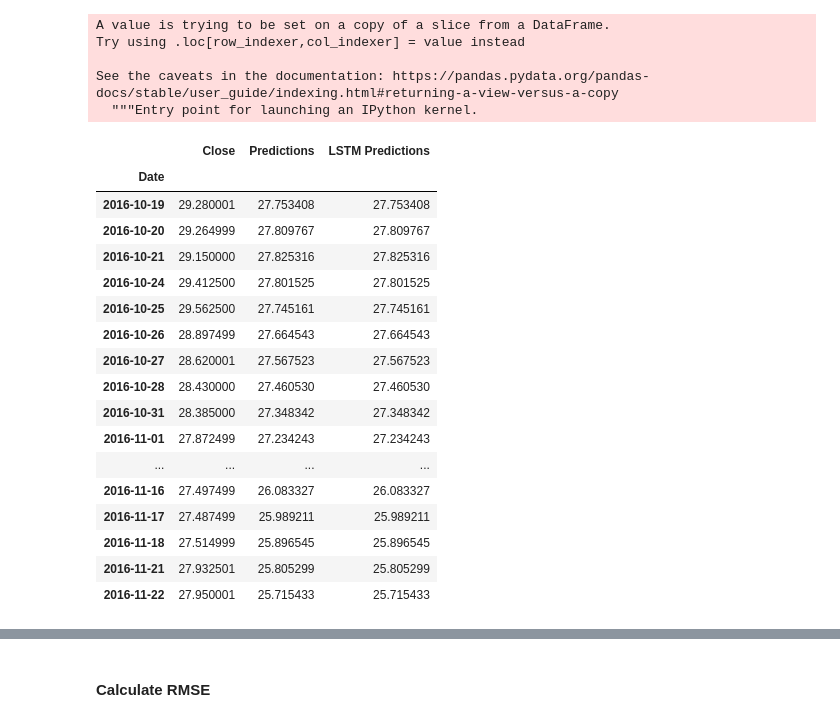
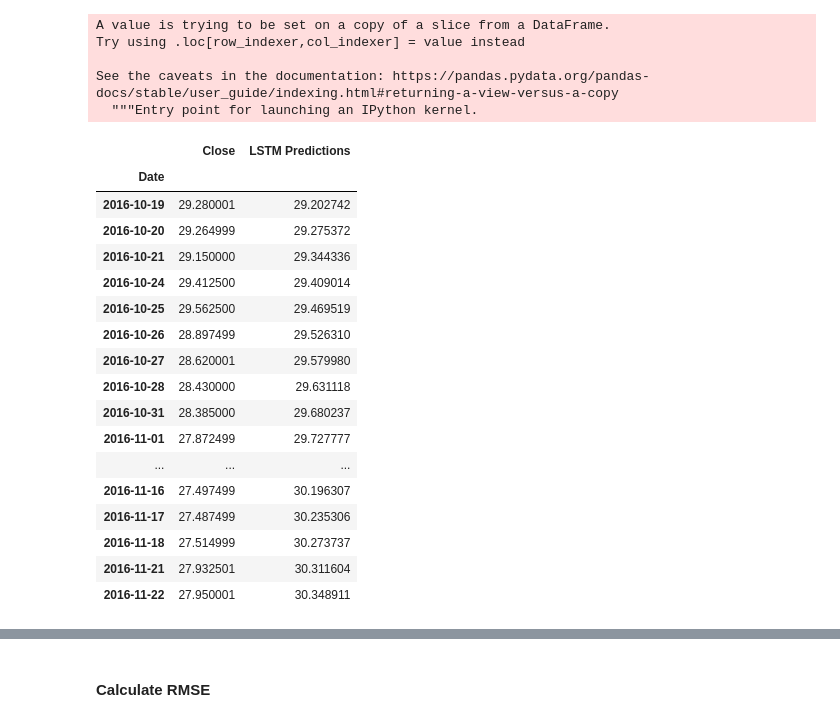
Before and after one commit to davidrtorres/Model-5-Stock-Price-Forecasting, a Jupyter notebook: LSTM_stocks_1_5_21-Copy1.ipynb, the cells around one changed output, grey strips where cells are left out. Drawn from its saved outputs; the diff is of its cells as text; code cells hidden in the pictures.

```diff
--- a/LSTM_stocks_1_5_21-Copy1.ipynb
+++ b/LSTM_stocks_1_5_21-Copy1.ipynb
@@ -346,25 +237,28 @@ Try using .loc[row_indexer,col_indexer] = value instead
 
 See the caveats in the documentation: https://pandas.pydata.org/pandas-docs/stable/user_guide/indexing.html#returning-a-view-versus-a-copy
   """Entry point for launching an IPython kernel.
-# %%
-test.head(25)
-# %% [output]
-|  | Close | Predictions | LSTM Predictions |
-| Date |  |  |  |
-| 2016-10-19 | 29.280001 | 27.753408 | 27.753408 |
-| 2016-10-20 | 29.264999 | 27.809767 | 27.809767 |
-| 2016-10-21 | 29.150000 | 27.825316 | 27.825316 |
-| 2016-10-24 | 29.412500 | 27.801525 | 27.801525 |
-| 2016-10-25 | 29.562500 | 27.745161 | 27.745161 |
-| 2016-10-26 | 28.897499 | 27.664543 | 27.664543 |
-| 2016-10-27 | 28.620001 | 27.567523 | 27.567523 |
-| 2016-10-28 | 28.430000 | 27.460530 | 27.460530 |
-| 2016-10-31 | 28.385000 | 27.348342 | 27.348342 |
-| 2016-11-01 | 27.872499 | 27.234243 | 27.234243 |
-| ... | ... | ... | ... |
-| 2016-11-16 | 27.497499 | 26.083327 | 26.083327 |
-| 2016-11-17 | 27.487499 | 25.989211 | 25.989211 |
-| 2016-11-18 | 27.514999 | 25.896545 | 25.896545 |
-| 2016-11-21 | 27.932501 | 25.805299 | 25.805299 |
-| 2016-11-22 | 27.950001 | 25.715433 | 25.715433 |
+# %%
+"""
+true and predictions
+"""
+test.head(25)
+# %% [output]
+|  | Close | LSTM Predictions |
+| Date |  |  |
+| 2016-10-19 | 29.280001 | 29.202742 |
+| 2016-10-20 | 29.264999 | 29.275372 |
+| 2016-10-21 | 29.150000 | 29.344336 |
+| 2016-10-24 | 29.412500 | 29.409014 |
+| 2016-10-25 | 29.562500 | 29.469519 |
+| 2016-10-26 | 28.897499 | 29.526310 |
+| 2016-10-27 | 28.620001 | 29.579980 |
+| 2016-10-28 | 28.430000 | 29.631118 |
+| 2016-10-31 | 28.385000 | 29.680237 |
+| 2016-11-01 | 27.872499 | 29.727777 |
+| ... | ... | ... |
+| 2016-11-16 | 27.497499 | 30.196307 |
+| 2016-11-17 | 27.487499 | 30.235306 |
+| 2016-11-18 | 27.514999 | 30.273737 |
+| 2016-11-21 | 27.932501 | 30.311604 |
+| 2016-11-22 | 27.950001 | 30.348911 |
 # %%
```
Also changed, not shown: parts of 79 cells of this notebook.
